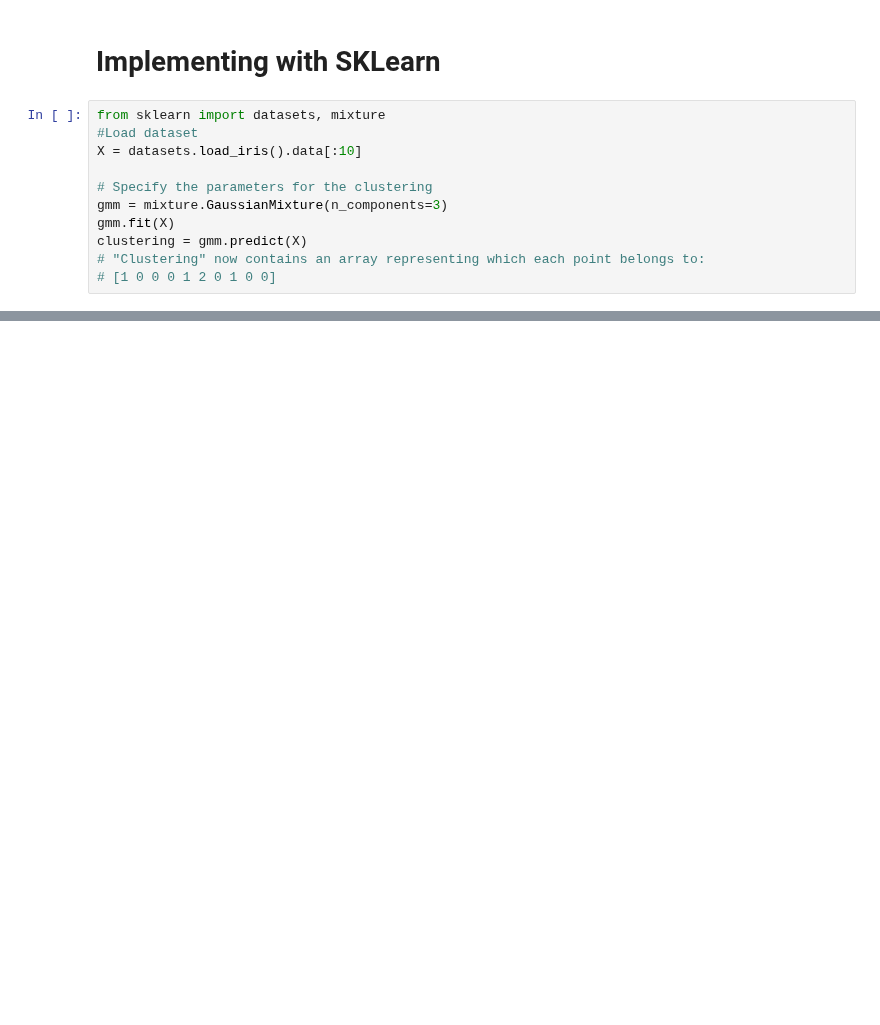
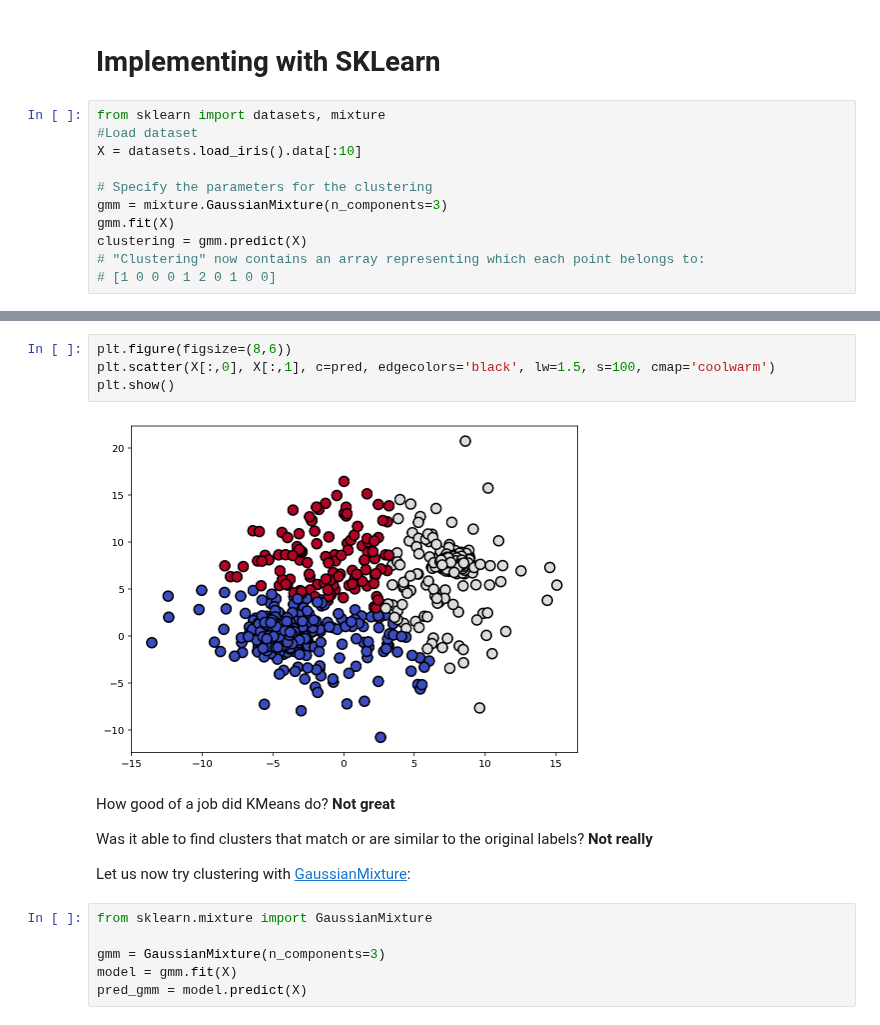
Before and after one commit to ChristopherDaigle/Udacity, a Jupyter notebook: IntroductionToMachineLearningProgram/Part4_UnsupervisedLearning/Gaussian Mixture Models and Cluster Validation/Notes on Unsupervised Learning - Gaussian Mixture Models and Cluster Validation.ipynb, the cells around one changed output, grey strips where cells are left out. Saved outputs shown, nothing was run; the diff lists cells and outputs as text; blank space fills up the shorter version.

```diff
--- a/IntroductionToMachineLearningProgram/Part4_UnsupervisedLearning/Gaussian Mixture Models and Cluster Validation/Notes on Unsupervised Learning - Gaussian Mixture Models and Cluster Validation.ipynb
+++ b/IntroductionToMachineLearningProgram/Part4_UnsupervisedLearning/Gaussian Mixture Models and Cluster Validation/Notes on Unsupervised Learning - Gaussian Mixture Models and Cluster Validation.ipynb
@@ -91,0 +176,18 @@ Video: https://www.youtube.com/watch?v=lLt9H6RFO6A
+# %%
+plt.figure(figsize=(8,6))
+plt.scatter(X[:,0], X[:,1], c=pred, edgecolors='black', lw=1.5, s=100, cmap='coolwarm')
+plt.show()
+# %% [output]
+[figure, added]
+# %% [markdown]
+How good of a job did KMeans do? **Not great**
+
+Was it able to find clusters that match or are similar to the original labels? **Not really**
+
+Let us now try clustering with [GaussianMixture](http://scikit-learn.org/stable/modules/generated/sklearn.mixture.GaussianMixture.html):
+# %%
+from sklearn.mixture import GaussianMixture
+
+gmm = GaussianMixture(n_components=3)
+model = gmm.fit(X)
+pred_gmm = model.predict(X)
```
Also changed, not shown: parts of 27 cells of this notebook, 11 other files.
